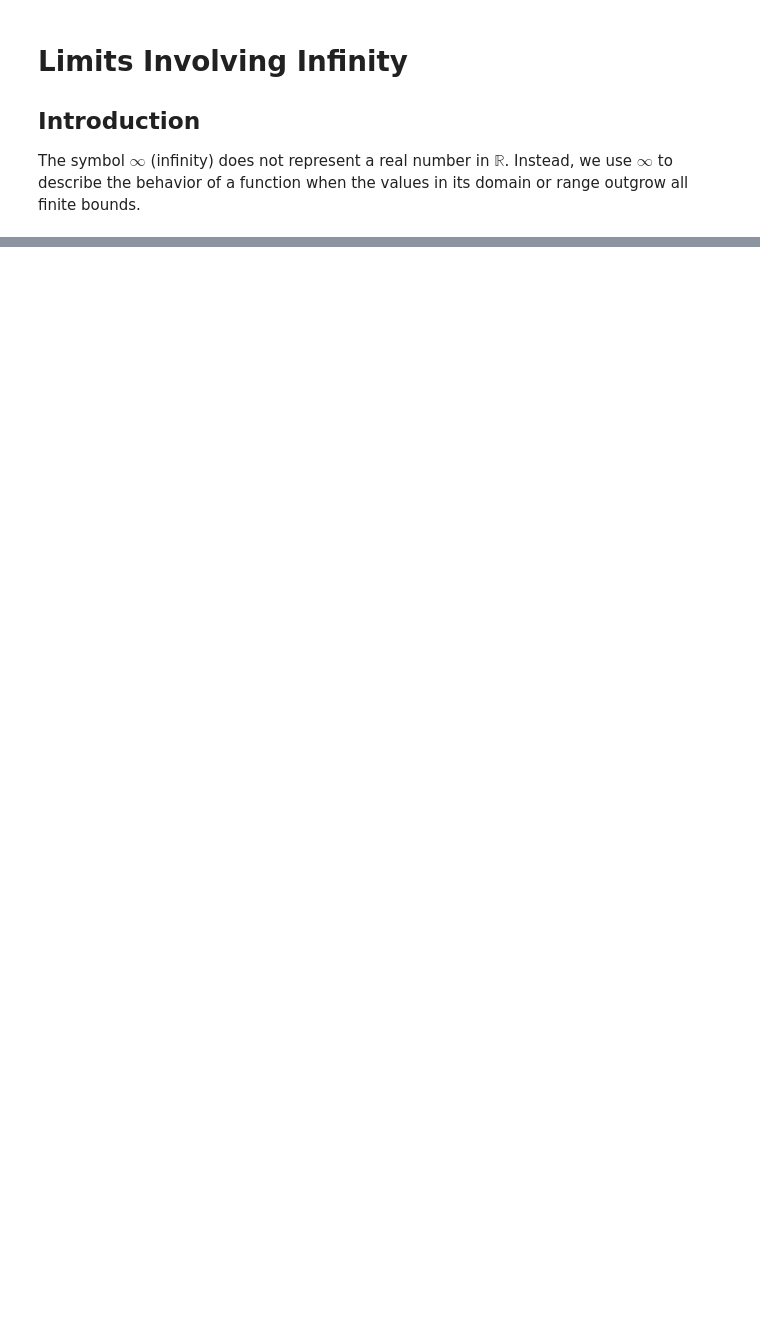
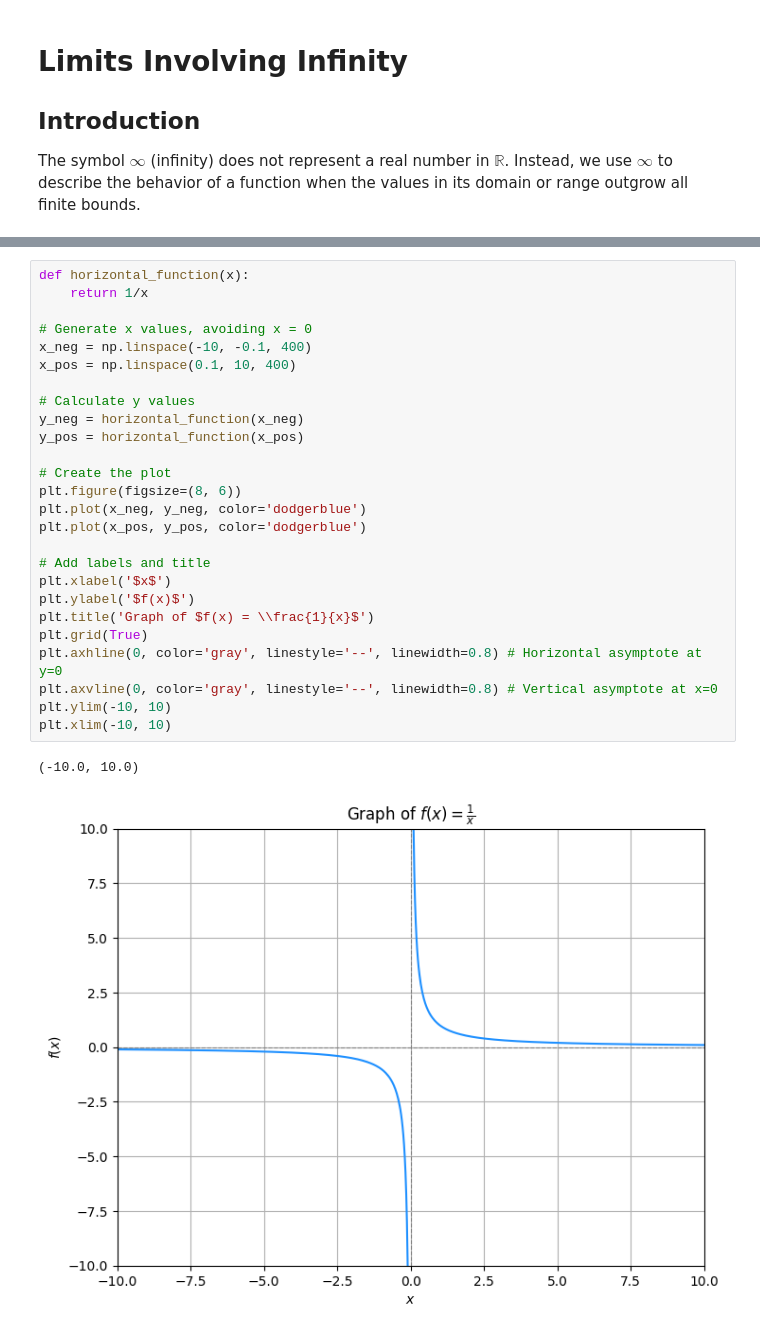
Before and after one commit to PatiphanAK/math-for-it, a Jupyter notebook: calculus/02_limits/06_Limit_invole_infinity.ipynb, the cells around one changed output, grey strips where cells are left out. Cells and saved outputs as stored; diff of their text form; blank space fills up the shorter version.

Commit message:
update function and horizontal asymptotes

```diff
--- a/calculus/02_limits/06_Limit_invole_infinity.ipynb
+++ b/calculus/02_limits/06_Limit_invole_infinity.ipynb
@@ -153,0 +104,29 @@ $$\lim_{x \to \infty} \frac{f(x)}{g(x)} = \lim_{x \to \infty} \frac{f'(x)}{g'(x)
+# %%
+def horizontal_function(x):
+    return 1/x
+
+# Generate x values, avoiding x = 0
+x_neg = np.linspace(-10, -0.1, 400)
+x_pos = np.linspace(0.1, 10, 400)
+
+# Calculate y values
+y_neg = horizontal_function(x_neg)
+y_pos = horizontal_function(x_pos)
+
+# Create the plot
+plt.figure(figsize=(8, 6))
+plt.plot(x_neg, y_neg, color='dodgerblue')
+plt.plot(x_pos, y_pos, color='dodgerblue')
+
+# Add labels and title
+plt.xlabel('$x$')
+plt.ylabel('$f(x)$')
+plt.title('Graph of $f(x) = \\frac{1}{x}$')
+plt.grid(True)
+plt.axhline(0, color='gray', linestyle='--', linewidth=0.8) # Horizontal asymptote at y=0
+plt.axvline(0, color='gray', linestyle='--', linewidth=0.8) # Vertical asymptote at x=0
+plt.ylim(-10, 10)
+plt.xlim(-10, 10)
+# %% [output]
+(-10.0, 10.0)
+[figure, added]
```
Also changed, not shown: parts of 6 cells of this notebook, 1 other file.
